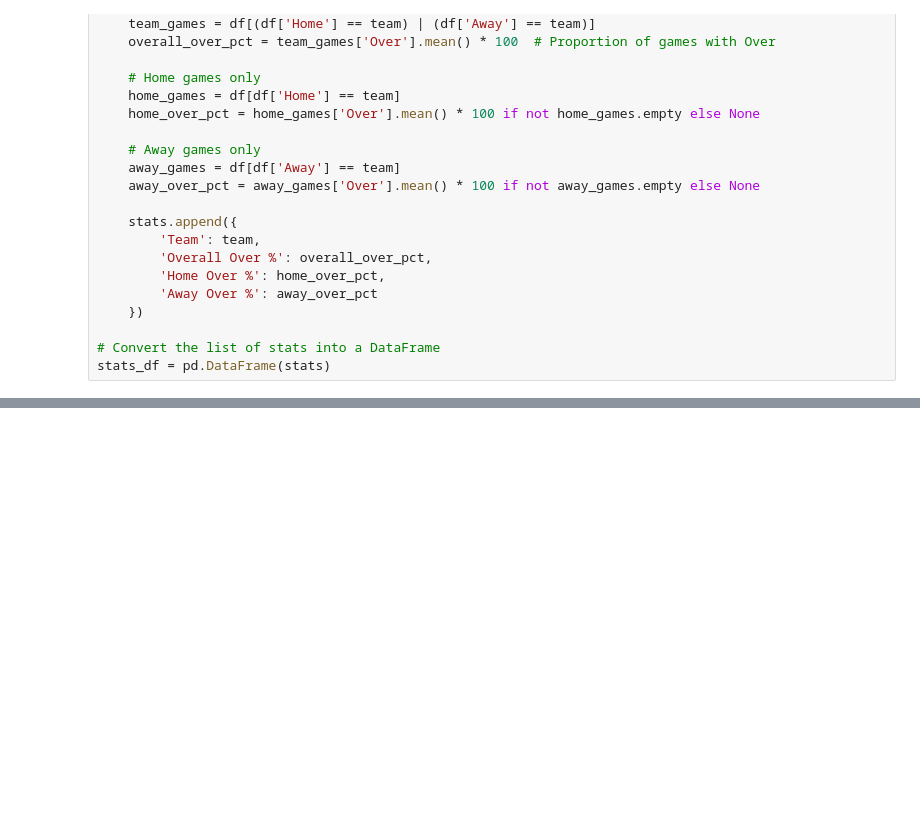
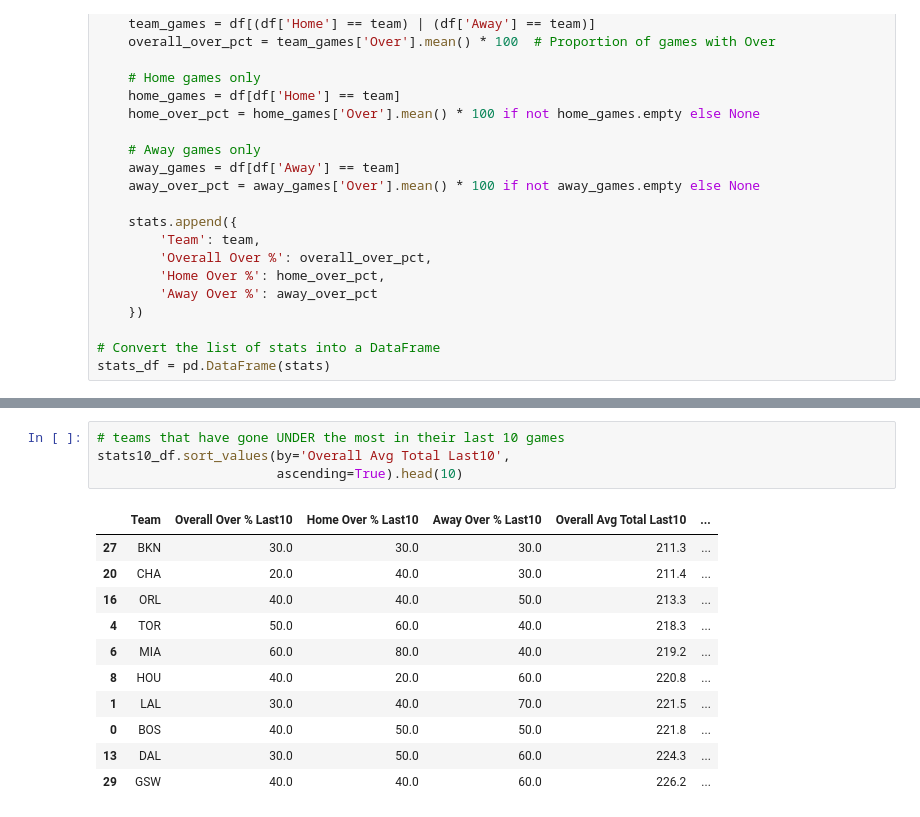
Before and after one commit to tyler-otoole/nba-points, a Jupyter notebook: notebooks/eda.ipynb, the cells around one changed output, grey strips where cells are left out. Saved outputs shown, nothing was run; the diff lists cells and outputs as text; blank space fills up the shorter version.

Commit message:
Added game data, updated EDA notebook

```diff
--- a/notebooks/eda.ipynb
+++ b/notebooks/eda.ipynb
@@ -96,0 +176,16 @@ stats_df.sort_values('Overall Over %', ascending=False).head(10)
+# %%
+# teams that have gone UNDER the most in their last 10 games
+stats10_df.sort_values(by='Overall Avg Total Last10',
+                       ascending=True).head(10)
+# %% [output]
+|  | Team | Overall Over % Last10 | Home Over % Last10 | Away Over % Last10 | Overall Avg Total Last10 | ... |
+| 27 | BKN | 30.0 | 30.0 | 30.0 | 211.3 | ... |
+| 20 | CHA | 20.0 | 40.0 | 30.0 | 211.4 | ... |
+| 16 | ORL | 40.0 | 40.0 | 50.0 | 213.3 | ... |
+| 4 | TOR | 50.0 | 60.0 | 40.0 | 218.3 | ... |
+| 6 | MIA | 60.0 | 80.0 | 40.0 | 219.2 | ... |
+| 8 | HOU | 40.0 | 20.0 | 60.0 | 220.8 | ... |
+| 1 | LAL | 30.0 | 40.0 | 70.0 | 221.5 | ... |
+| 0 | BOS | 40.0 | 50.0 | 50.0 | 221.8 | ... |
+| 13 | DAL | 30.0 | 50.0 | 60.0 | 224.3 | ... |
+| 29 | GSW | 40.0 | 40.0 | 60.0 | 226.2 | ... |
```
Also changed, not shown: parts of 9 cells of this notebook, 1 other file.
